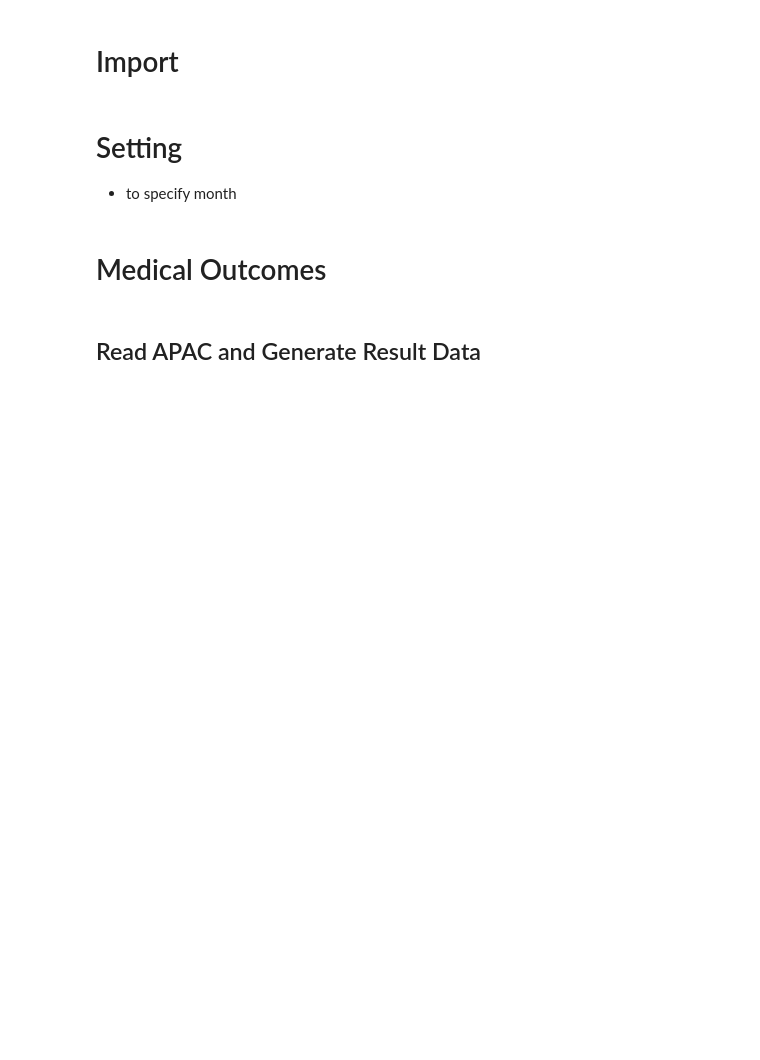
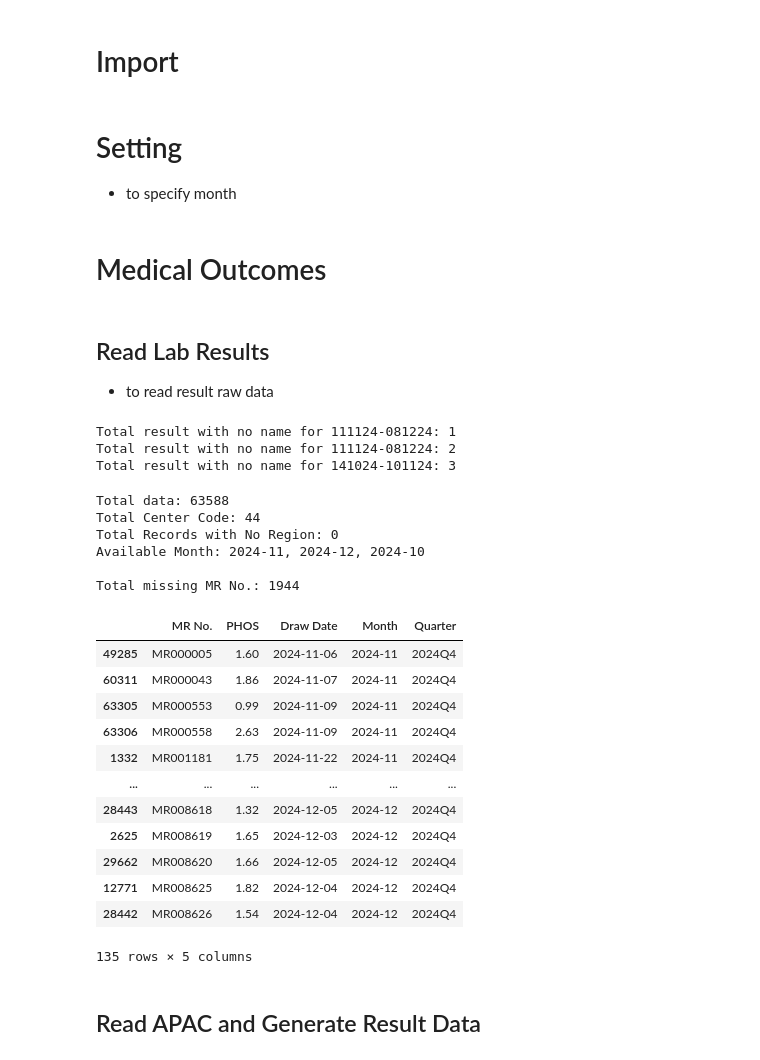
Before and after one commit to AshrafRafizaDaVita/Clinical-Data, a Jupyter notebook: Clinical-Data.ipynb, the cells around one changed output. Cells and saved outputs as stored; diff of their text form; code cells hidden in the pictures; blank space fills up the shorter version.

```diff
--- a/Clinical-Data.ipynb
+++ b/Clinical-Data.ipynb
@@ -11,6 +12,38 @@ from DataProcessing import *
 selected_month = '2024-11'
 # %% [markdown]
 # Medical Outcomes
+# %% [markdown]
+## Read Lab Results
+- to read result raw data
+# %%
+lab_result = readResult(selected_month)
+hb = monthly_hb(lab_result)
+phos = monthly_phos(lab_result)
+
+phos
+# %% [output]
+Total result with no name for 111124-081224: 1
+Total result with no name for 111124-081224: 2
+Total result with no name for 141024-101124: 3
+Total data: 63588
+Total Center Code: 44
+Total Records with No Region: 0
+Available Month: 2024-11, 2024-12, 2024-10
+
+Total missing MR No.: 1944
+|  | MR No. | PHOS | Draw Date | Month | Quarter |
+| 49285 | MR000005 | 1.60 | 2024-11-06 | 2024-11 | 2024Q4 |
+| 60311 | MR000043 | 1.86 | 2024-11-07 | 2024-11 | 2024Q4 |
+| 63305 | MR000553 | 0.99 | 2024-11-09 | 2024-11 | 2024Q4 |
+| 63306 | MR000558 | 2.63 | 2024-11-09 | 2024-11 | 2024Q4 |
+| 1332 | MR001181 | 1.75 | 2024-11-22 | 2024-11 | 2024Q4 |
+| ... | ... | ... | ... | ... | ... |
+| 28443 | MR008618 | 1.32 | 2024-12-05 | 2024-12 | 2024Q4 |
+| 2625 | MR008619 | 1.65 | 2024-12-03 | 2024-12 | 2024Q4 |
+| 29662 | MR008620 | 1.66 | 2024-12-05 | 2024-12 | 2024Q4 |
+| 12771 | MR008625 | 1.82 | 2024-12-04 | 2024-12 | 2024Q4 |
+| 28442 | MR008626 | 1.54 | 2024-12-04 | 2024-12 | 2024Q4 |
+135 rows × 5 columns
 # %% [markdown]
 ## Read APAC and Generate Result Data
 # %%
```
Also changed, not shown: parts of 8 cells of this notebook, 3 other files.
